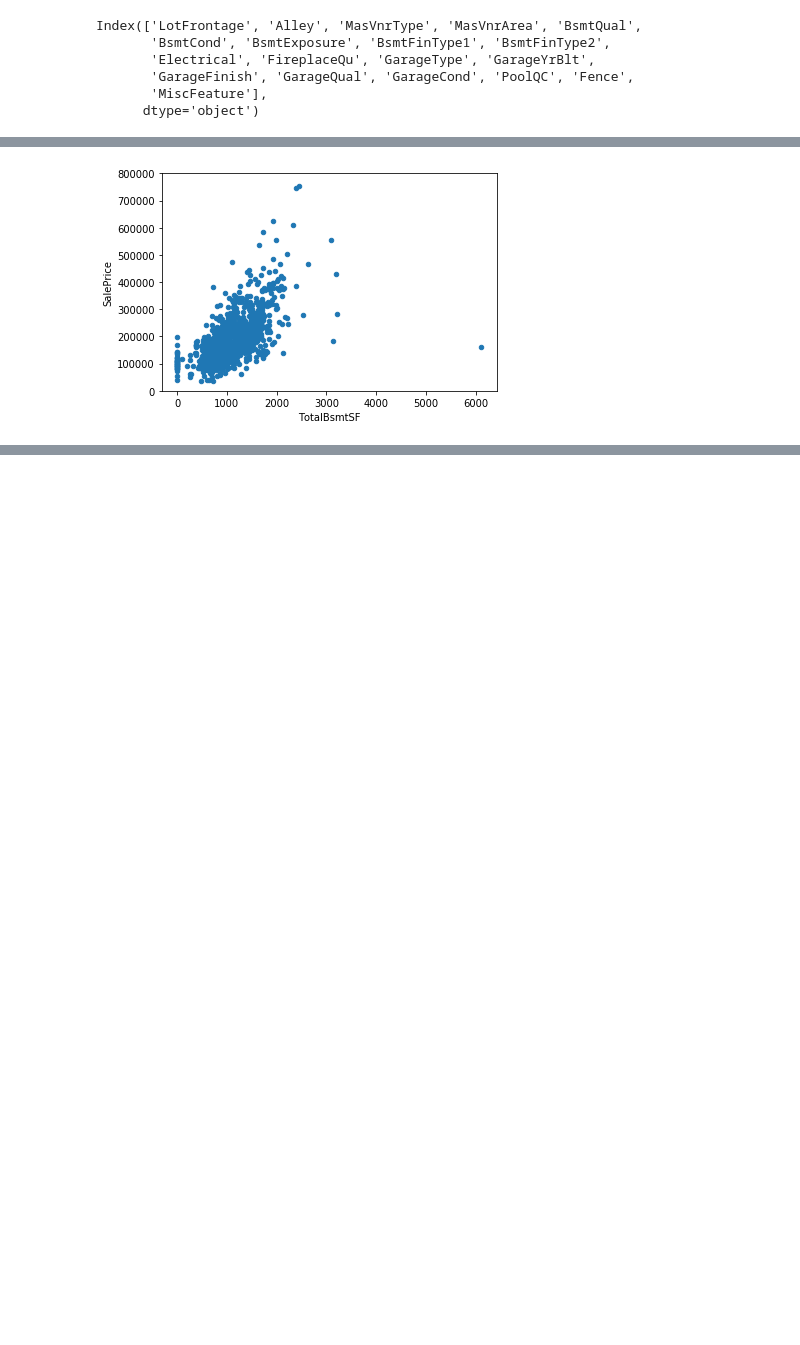
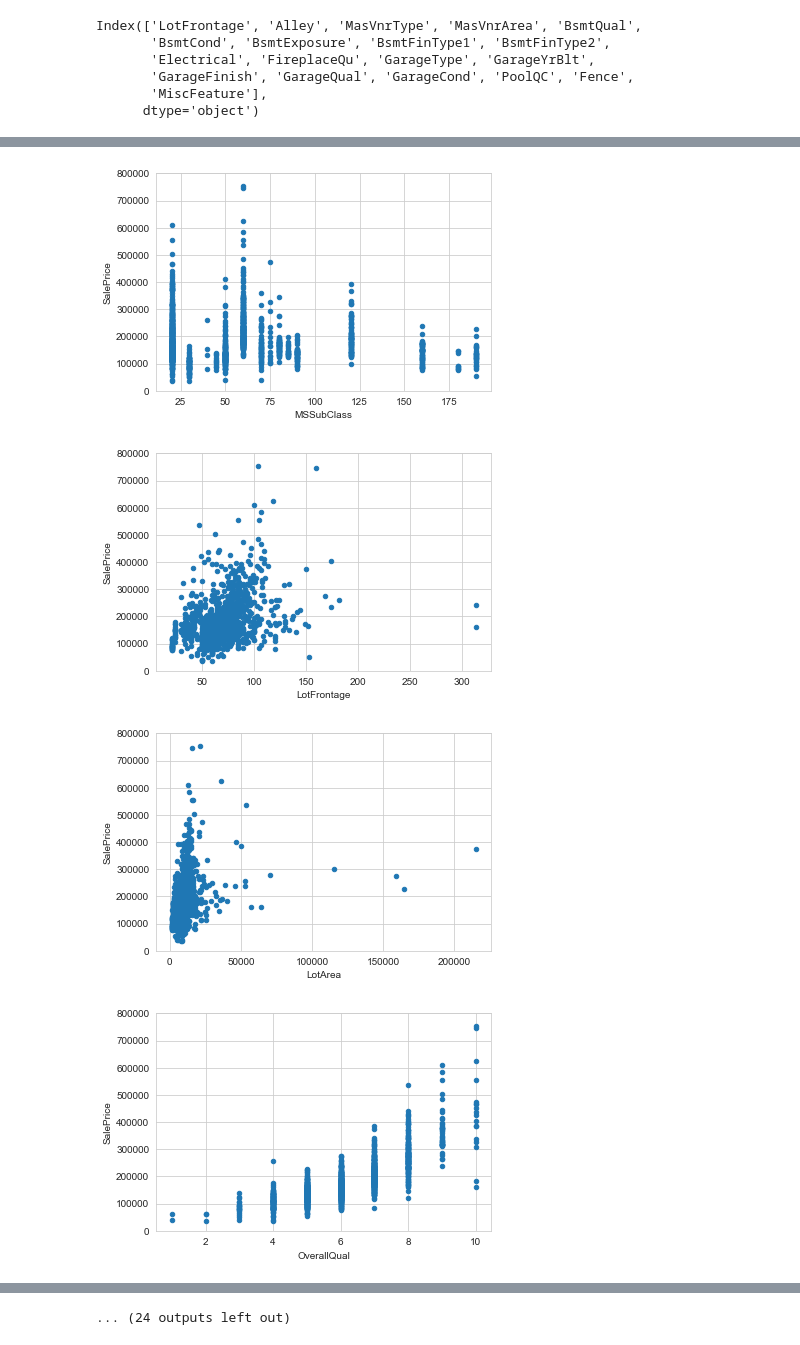
Before and after one commit to archanac8799/predicting_house_price, a Jupyter notebook: EDA.ipynb, the cells around one changed output, grey strips where cells are left out. Drawn from its saved outputs; the diff is of its cells as text; code cells hidden in the pictures; blank space fills up the shorter version.

```diff
--- a/EDA.ipynb
+++ b/EDA.ipynb
@@ -5,6 +5,9 @@ import seaborn as sns
 import numpy as np
 from scipy.stats import kurtosis, skew
 # %%
-path = "C:/Users/admin/Desktop/sem5/DA/project/dataset/"
+path = "dataset/"
 train = pd.read_csv(path+"train.csv")
 test = pd.read_csv(path+"test.csv")
+# %%
+train.loc[train.Alley == 'NaN','Alley']='NO'
+train.head(10)
@@ -103,6 +108,9 @@ fig.axis(ymin=0, ymax=800000);
 # %%
-var = 'TotalBsmtSF'
-data = pd.concat([train['SalePrice'], train[var]], axis=1)
-data.plot.scatter(x=var, y='SalePrice', ylim=(0,800000));
+for var in quantitative:
+    data = pd.concat([train['SalePrice'], train[var]], axis=1)
+    data.plot.scatter(x=var, y='SalePrice', ylim=(0,800000));
 # %% [output]
-[figure, old version]
+[figure, new version]
+[figure, added]
+[figure, added]
+[figure, added]
@@ -108,0 +125 @@ data.plot.scatter(x=var, y='SalePrice', ylim=(0,800000));
+... (24 outputs left out)
```
Also changed, not shown: parts of 22 cells of this notebook.
